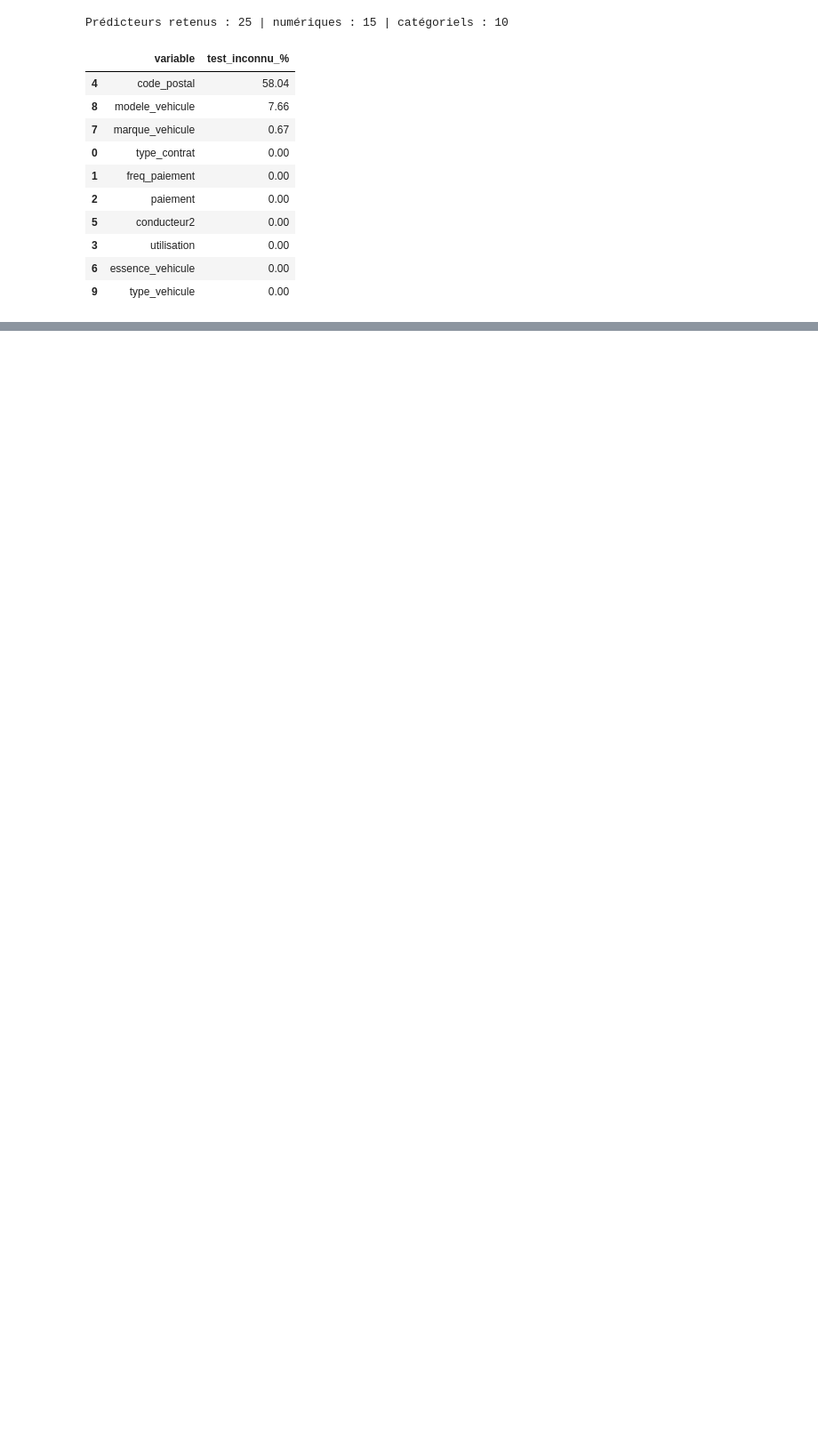
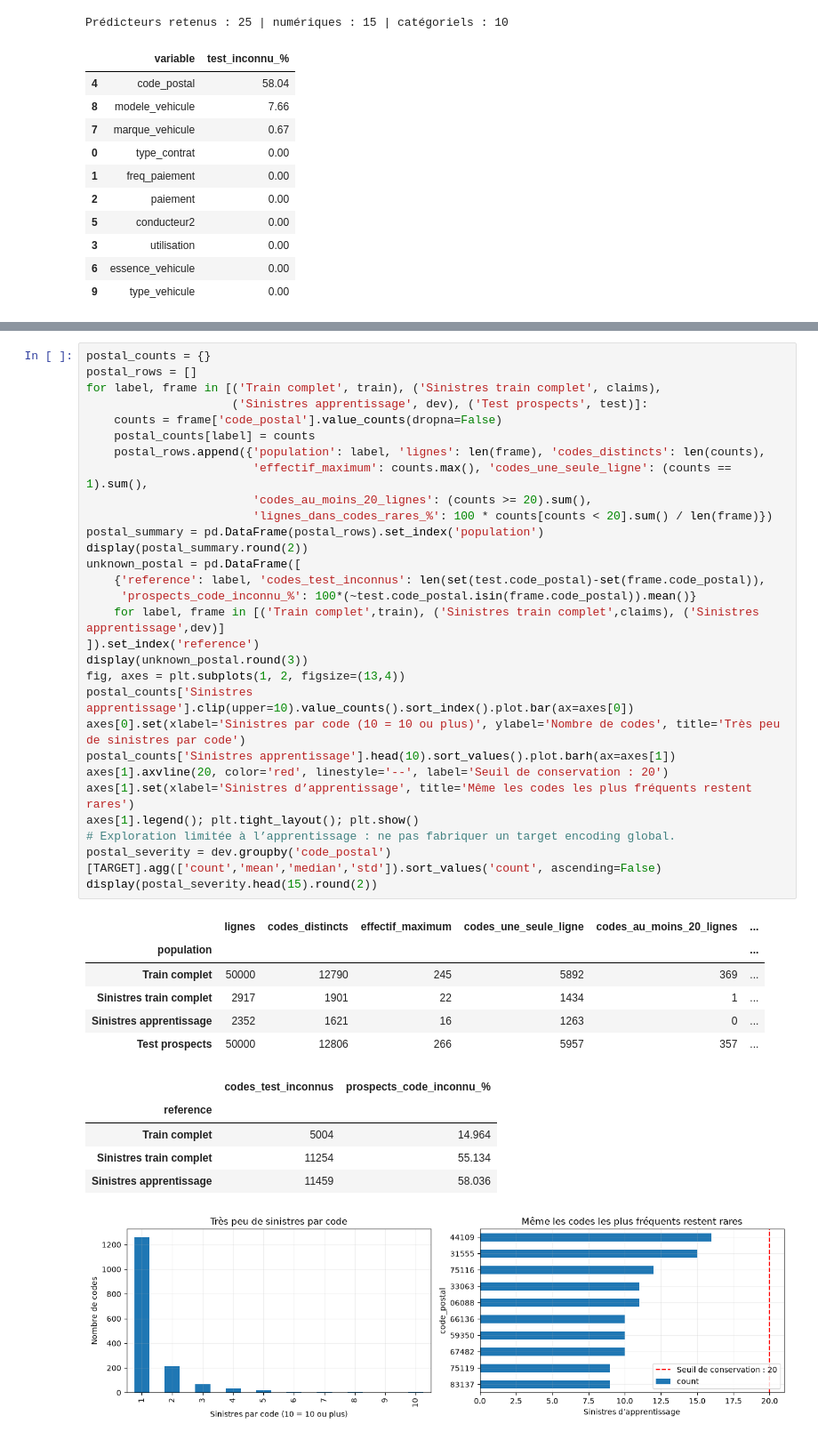
Before and after one commit to MaximilienCY/TD-Tarification-automobile-par-Machine-Learning, a Jupyter notebook: modele_gravite.ipynb, the cells around one changed output, grey strips where cells are left out. Shown at 89% size. Saved outputs shown, nothing was run; the diff lists cells and outputs as text; blank space fills up the shorter version.

Commit message:
Finalize Gamma severity model selection and project roadmap

```diff
--- a/modele_gravite.ipynb
+++ b/modele_gravite.ipynb
@@ -769,0 +464,42 @@ Contrôles finaux : OK
+# %%
+postal_counts = {}
+postal_rows = []
+for label, frame in [('Train complet', train), ('Sinistres train complet', claims),
+                     ('Sinistres apprentissage', dev), ('Test prospects', test)]:
+    counts = frame['code_postal'].value_counts(dropna=False)
+    postal_counts[label] = counts
+    postal_rows.append({'population': label, 'lignes': len(frame), 'codes_distincts': len(counts),
+                        'effectif_maximum': counts.max(), 'codes_une_seule_ligne': (counts == 1).sum(),
+                        'codes_au_moins_20_lignes': (counts >= 20).sum(),
+                        'lignes_dans_codes_rares_%': 100 * counts[counts < 20].sum() / len(frame)})
+postal_summary = pd.DataFrame(postal_rows).set_index('population')
+display(postal_summary.round(2))
+unknown_postal = pd.DataFrame([
+    {'reference': label, 'codes_test_inconnus': len(set(test.code_postal)-set(frame.code_postal)),
+     'prospects_code_inconnu_%': 100*(~test.code_postal.isin(frame.code_postal)).mean()}
+    for label, frame in [('Train complet',train), ('Sinistres train complet',claims), ('Sinistres apprentissage',dev)]
+]).set_index('reference')
+display(unknown_postal.round(3))
+fig, axes = plt.subplots(1, 2, figsize=(13,4))
+postal_counts['Sinistres apprentissage'].clip(upper=10).value_counts().sort_index().plot.bar(ax=axes[0])
+axes[0].set(xlabel='Sinistres par code (10 = 10 ou plus)', ylabel='Nombre de codes', title='Très peu de sinistres par code')
+postal_counts['Sinistres apprentissage'].head(10).sort_values().plot.barh(ax=axes[1])
+axes[1].axvline(20, color='red', linestyle='--', label='Seuil de conservation : 20')
+axes[1].set(xlabel='Sinistres d’apprentissage', title='Même les codes les plus fréquents restent rares')
+axes[1].legend(); plt.tight_layout(); plt.show()
+# Exploration limitée à l’apprentissage : ne pas fabriquer un target encoding global.
+postal_severity = dev.groupby('code_postal')[TARGET].agg(['count','mean','median','std']).sort_values('count', ascending=False)
+display(postal_severity.head(15).round(2))
+# %% [output]
+|  | lignes | codes_distincts | effectif_maximum | codes_une_seule_ligne | codes_au_moins_20_lignes | ... |
+| population |  |  |  |  |  | ... |
+| Train complet | 50000 | 12790 | 245 | 5892 | 369 | ... |
+| Sinistres train complet | 2917 | 1901 | 22 | 1434 | 1 | ... |
+| Sinistres apprentissage | 2352 | 1621 | 16 | 1263 | 0 | ... |
+| Test prospects | 50000 | 12806 | 266 | 5957 | 357 | ... |
+|  | codes_test_inconnus | prospects_code_inconnu_% |
+| reference |  |  |
+| Train complet | 5004 | 14.964 |
+| Sinistres train complet | 11254 | 55.134 |
+| Sinistres apprentissage | 11459 | 58.036 |
+[figure, added]
```
Also changed, not shown: parts of 49 cells of this notebook, 13 other files.
